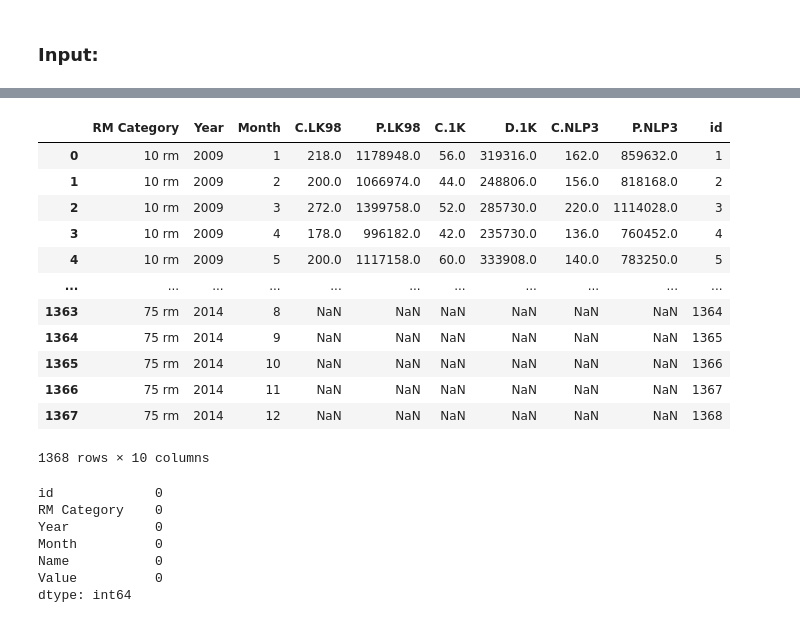
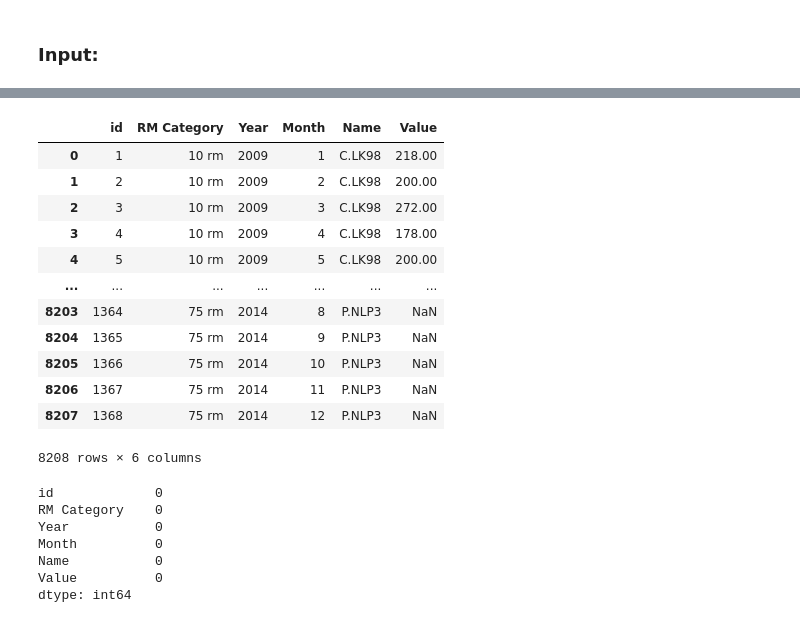
Before and after one commit to ajsultanov/alteryx-in-python, a Jupyter notebook: 3/challenge3.ipynb, the cells around one changed output, grey strips where cells are left out. Cells and saved outputs as stored; diff of their text form; code cells hidden in the pictures.

```diff
--- a/3/challenge3.ipynb
+++ b/3/challenge3.ipynb
@@ -145,19 +75,20 @@ Length: 8208, dtype: float64
-# %%
-df
-# %% [output]
-|  | RM Category | Year | Month | C.LK98 | P.LK98 | C.1K | D.1K | C.NLP3 | P.NLP3 | id |
-| 0 | 10 rm | 2009 | 1 | 218.0 | 1178948.0 | 56.0 | 319316.0 | 162.0 | 859632.0 | 1 |
-| 1 | 10 rm | 2009 | 2 | 200.0 | 1066974.0 | 44.0 | 248806.0 | 156.0 | 818168.0 | 2 |
-| 2 | 10 rm | 2009 | 3 | 272.0 | 1399758.0 | 52.0 | 285730.0 | 220.0 | 1114028.0 | 3 |
-| 3 | 10 rm | 2009 | 4 | 178.0 | 996182.0 | 42.0 | 235730.0 | 136.0 | 760452.0 | 4 |
-| 4 | 10 rm | 2009 | 5 | 200.0 | 1117158.0 | 60.0 | 333908.0 | 140.0 | 783250.0 | 5 |
-| ... | ... | ... | ... | ... | ... | ... | ... | ... | ... | ... |
-| 1363 | 75 rm | 2014 | 8 | NaN | NaN | NaN | NaN | NaN | NaN | 1364 |
-| 1364 | 75 rm | 2014 | 9 | NaN | NaN | NaN | NaN | NaN | NaN | 1365 |
-| 1365 | 75 rm | 2014 | 10 | NaN | NaN | NaN | NaN | NaN | NaN | 1366 |
-| 1366 | 75 rm | 2014 | 11 | NaN | NaN | NaN | NaN | NaN | NaN | 1367 |
-| 1367 | 75 rm | 2014 | 12 | NaN | NaN | NaN | NaN | NaN | NaN | 1368 |
-1368 rows × 10 columns
 # %%
-df_melt = pd.melt(df, id_vars=["id", "RM Category", "Year", "Month"], var_name="Name", value_name="Value")
+# melt unpivots a dataframe from wide to long format
+
+df = pd.melt(df, id_vars=["id", "RM Category", "Year", "Month"], var_name="Name", value_name="Value")
+df
+# %% [output]
+|  | id | RM Category | Year | Month | Name | Value |
+| 0 | 1 | 10 rm | 2009 | 1 | C.LK98 | 218.00 |
+| 1 | 2 | 10 rm | 2009 | 2 | C.LK98 | 200.00 |
+| 2 | 3 | 10 rm | 2009 | 3 | C.LK98 | 272.00 |
+| 3 | 4 | 10 rm | 2009 | 4 | C.LK98 | 178.00 |
+| 4 | 5 | 10 rm | 2009 | 5 | C.LK98 | 200.00 |
+| ... | ... | ... | ... | ... | ... | ... |
+| 8203 | 1364 | 75 rm | 2014 | 8 | P.NLP3 | NaN |
+| 8204 | 1365 | 75 rm | 2014 | 9 | P.NLP3 | NaN |
+| 8205 | 1366 | 75 rm | 2014 | 10 | P.NLP3 | NaN |
+| 8206 | 1367 | 75 rm | 2014 | 11 | P.NLP3 | NaN |
+| 8207 | 1368 | 75 rm | 2014 | 12 | P.NLP3 | NaN |
+8208 rows × 6 columns
 # %%
```
Also changed, not shown: parts of 16 cells of this notebook, 1 other file.
